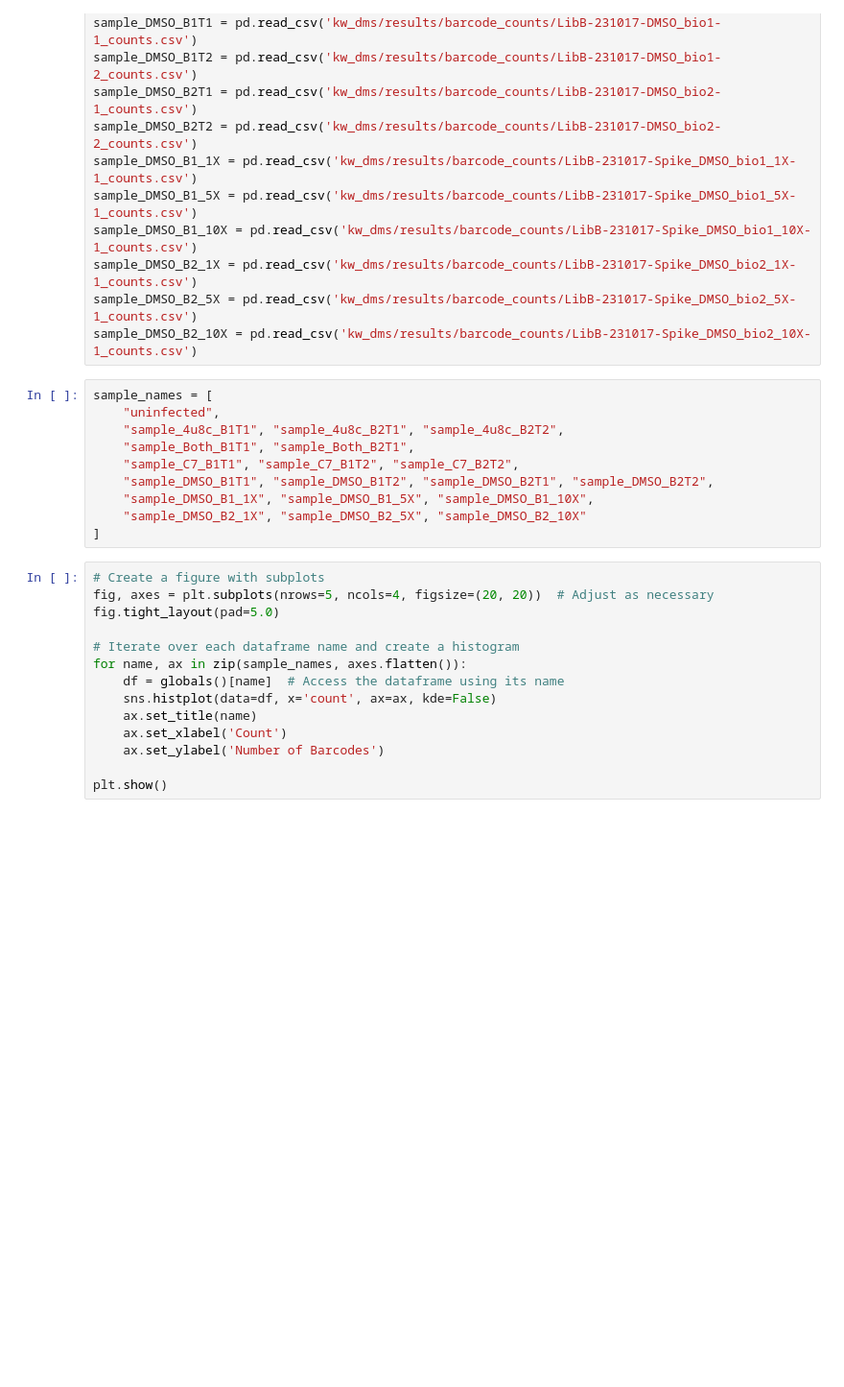
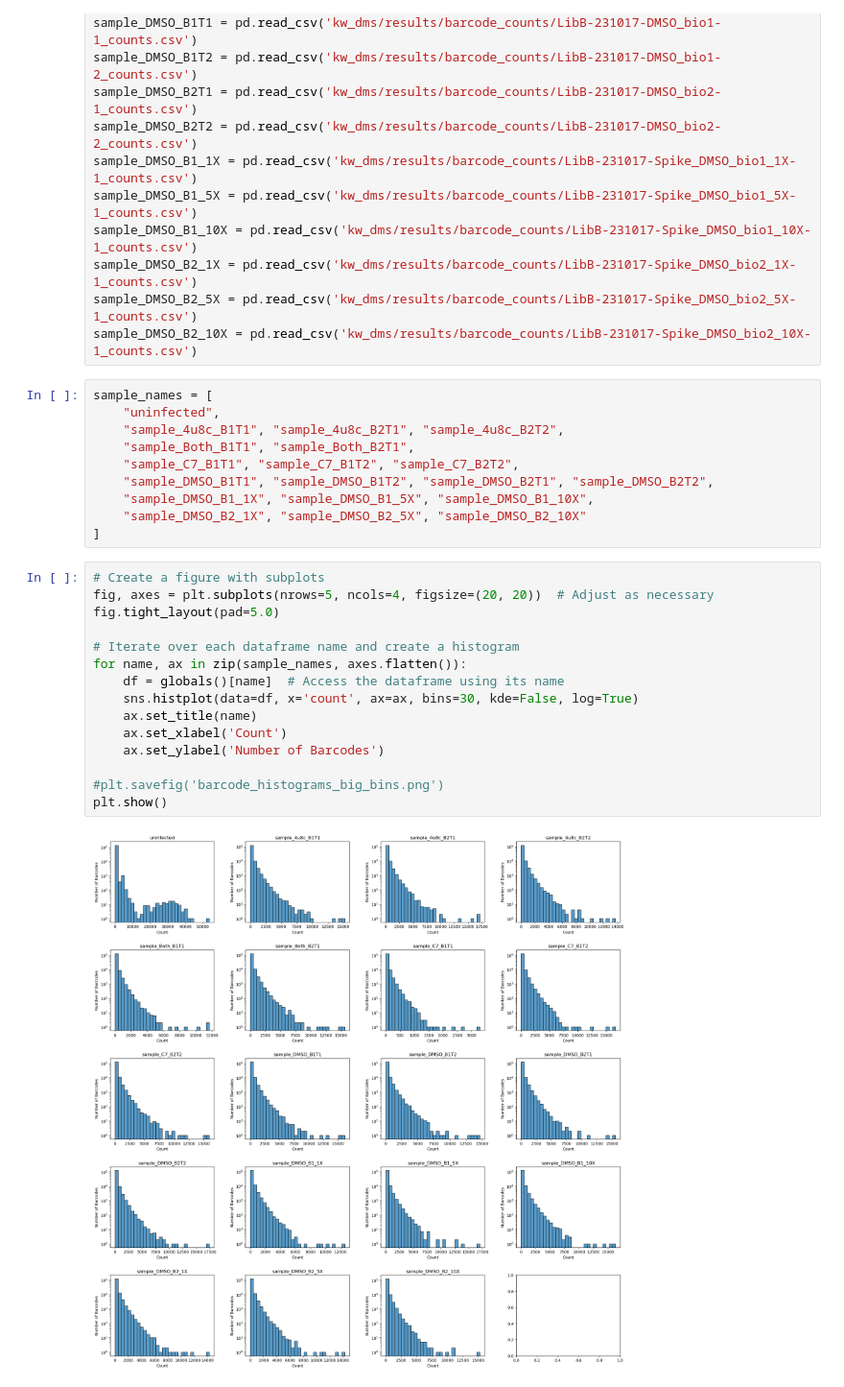
Before and after one commit to kwalcott97/kw_dms, a Jupyter notebook: Comparing sample correlations.ipynb, the cells around one changed output. Shown at 96% size. Cells and saved outputs as stored; diff of their text form; blank space fills up the shorter version.

Commit message:
finished sample correlation code and added figures

```diff
--- a/Comparing sample correlations.ipynb
+++ b/Comparing sample correlations.ipynb
@@ -40,17 +41,20 @@ sample_names = [
 # %%
 # Create a figure with subplots
 fig, axes = plt.subplots(nrows=5, ncols=4, figsize=(20, 20))  # Adjust as necessary
 fig.tight_layout(pad=5.0)
 
 # Iterate over each dataframe name and create a histogram
 for name, ax in zip(sample_names, axes.flatten()):
     df = globals()[name]  # Access the dataframe using its name
-    sns.histplot(data=df, x='count', ax=ax, kde=False)
+    sns.histplot(data=df, x='count', ax=ax, bins=30, kde=False, log=True)
     ax.set_title(name)
     ax.set_xlabel('Count')
     ax.set_ylabel('Number of Barcodes')
 
+#plt.savefig('barcode_histograms_big_bins.png')
 plt.show()
+# %% [output]
+[figure, added]
 # %%
 # Sample groups
 sample_groups = [
```
Also changed, not shown: parts of 3 cells of this notebook, 8 other files.
